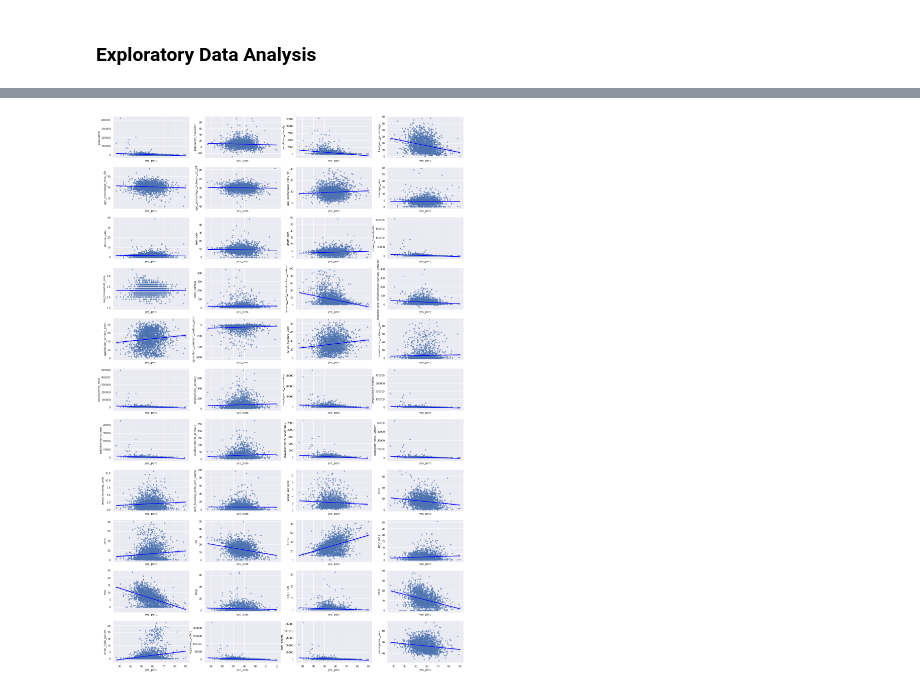
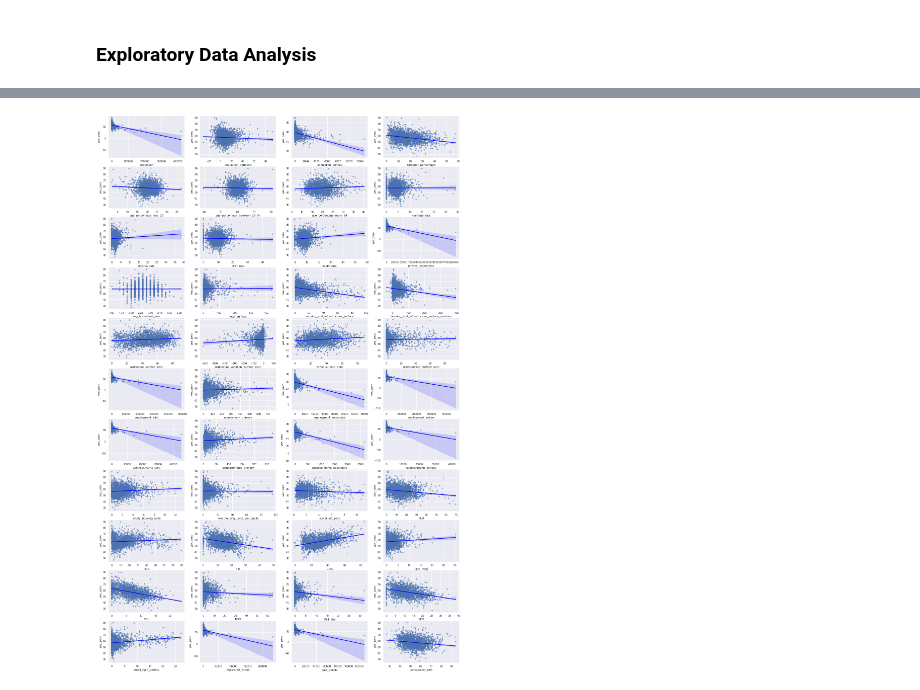
Before and after one commit to krishnapavanz/LarryOnBallots, a Jupyter notebook: resources/summary_stats.ipynb, the cells around one changed output, grey strips where cells are left out. Cells and saved outputs as stored; diff of their text form; code cells hidden in the pictures.

```diff
--- a/resources/summary_stats.ipynb
+++ b/resources/summary_stats.ipynb
@@ -68,18 +84,19 @@ features = ['population', 'population_variation',
        'PST_Sol', 'PES', 'small_right_parties','registered_voters', 'cast_ballots',
        'participation_rate']
 # %%
-fig, axs = plt.subplots(11, 4, sharex=True, figsize=(25,40))
+# Scaterplots of features v. the outcome variable
 
+fig, axs = plt.subplots(11, 4, figsize=(25,40))
 row, col = 0, 0
 maxcol = 3
 
 for i, feature in enumerate(features):
-    sns.regplot(data=merged_data, x="yes_perc", y=feature, marker="+",
+    sns.regplot(data=merged_data, y="yes_perc", x=feature, marker="+",
         line_kws={"color": "blue"}, ax=axs[row, col])
     if col == maxcol:
         col = 0
         row += 1
     else:
         col +=1
 # %% [output]
-[figure, old version]
+[figure, new version]
```
Also changed, not shown: parts of 8 cells of this notebook.
